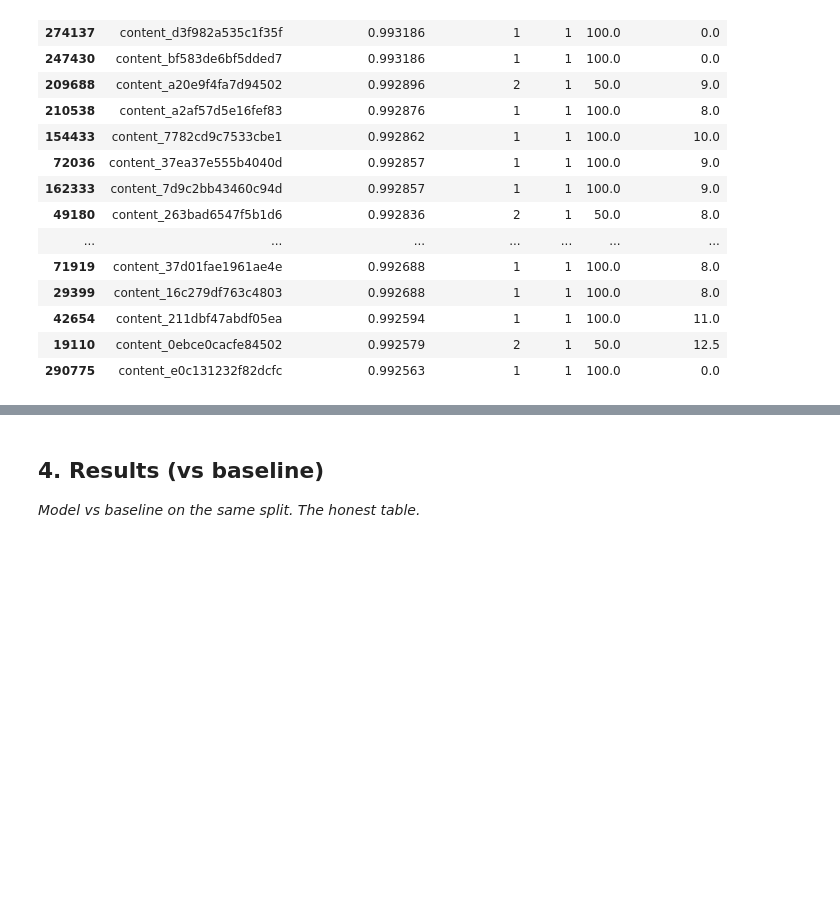
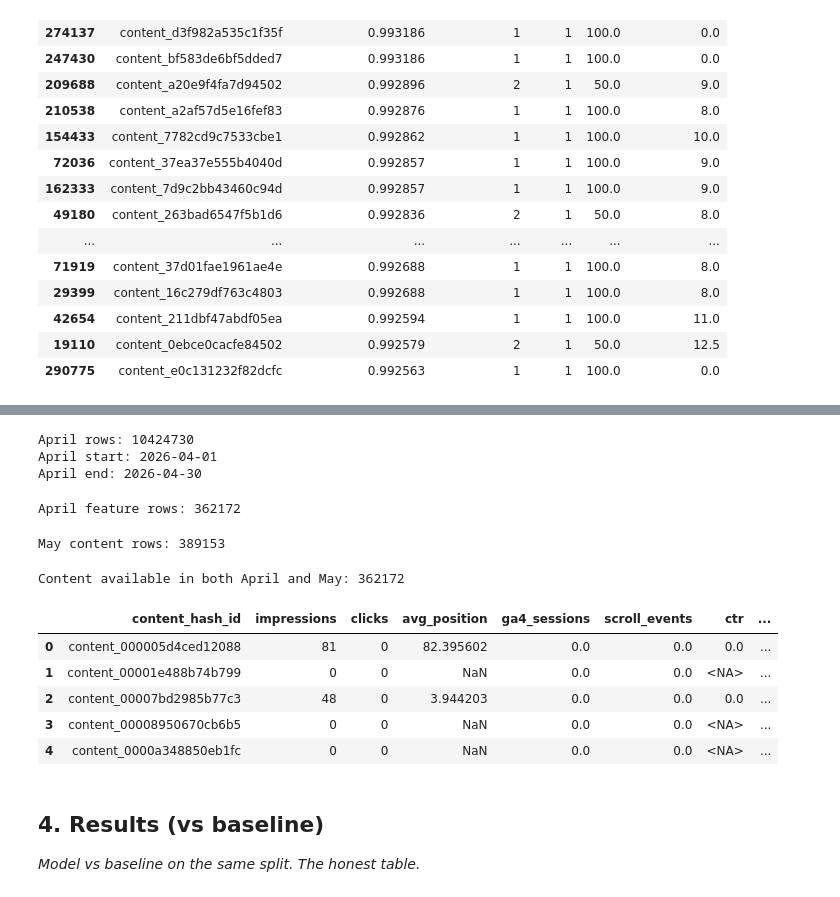
Before and after one commit to ShardhaBatra/flyrank-ml-internship, a Jupyter notebook: work/notebooks/capstone.ipynb, the cells around one changed output, grey strips where cells are left out. Drawn from its saved outputs; the diff is of its cells as text; code cells hidden in the pictures; blank space fills up the shorter version.

```diff
--- a/work/notebooks/capstone.ipynb
+++ b/work/notebooks/capstone.ipynb
@@ -654,3 +640,75 @@ May end: 2026-05-31
+# %%
+april_ds = load_dataset(
+    "FlyRank/internship-warehouse",
+    data_files="fact_content_daily_performance/month=2026-04/data_0.parquet",
+    split="train",
+    token=userdata.get("HF_TOKEN")
+)
+
+april_df = april_ds.to_pandas()
+
+print("April rows:", len(april_df))
+print("April start:", april_df["report_date"].min())
+print("April end:", april_df["report_date"].max())
+# %% [output]
+April rows: 10424730
+April start: 2026-04-01
+April end: 2026-04-30
+# %%
+april_features = (
+    april_df
+    .groupby("content_hash_id")
+    .agg(
+        impressions=("gsc_impressions", "sum"),
+        clicks=("gsc_clicks", "sum"),
+        avg_position=("gsc_avg_position", "mean"),
+        ga4_sessions=("ga4_sessions", "sum"),
+        scroll_events=("scroll_events", "sum")
+    )
+    .reset_index()
+)
+
+april_features["ctr"] = (
+    april_features["clicks"] /
+    april_features["impressions"].replace(0, pd.NA)
+) * 100
+
+print("April feature rows:", len(april_features))
+# %% [output]
+April feature rows: 362172
+# %%
+may_features = (
+    may_df
+    .groupby("content_hash_id")
+    .agg(
+        may_impressions=("gsc_impressions", "sum"),
+        may_clicks=("gsc_clicks", "sum")
+    )
+    .reset_index()
+)
+
+print("May content rows:", len(may_features))
+# %% [output]
+May content rows: 389153
+# %%
+comparison_apr_may = april_features.merge(
+    may_features,
+    on="content_hash_id",
+    how="inner"
+)
+
+print("Content available in both April and May:",
+      len(comparison_apr_may))
+
+comparison_apr_may.head()
+# %% [output]
+Content available in both April and May: 362172
+|  | content_hash_id | impressions | clicks | avg_position | ga4_sessions | scroll_events | ctr | ... |
+| 0 | content_000005d4ced12088 | 81 | 0 | 82.395602 | 0.0 | 0.0 | 0.0 | ... |
+| 1 | content_00001e488b74b799 | 0 | 0 | NaN | 0.0 | 0.0 | <NA> | ... |
+| 2 | content_00007bd2985b77c3 | 48 | 0 | 3.944203 | 0.0 | 0.0 | 0.0 | ... |
+| 3 | content_00008950670cb6b5 | 0 | 0 | NaN | 0.0 | 0.0 | <NA> | ... |
+| 4 | content_0000a348850eb1fc | 0 | 0 | NaN | 0.0 | 0.0 | <NA> | ... |
 # %% [markdown]
 ## 4. Results (vs baseline)
 
```
Also changed, not shown: parts of 4 cells of this notebook.
